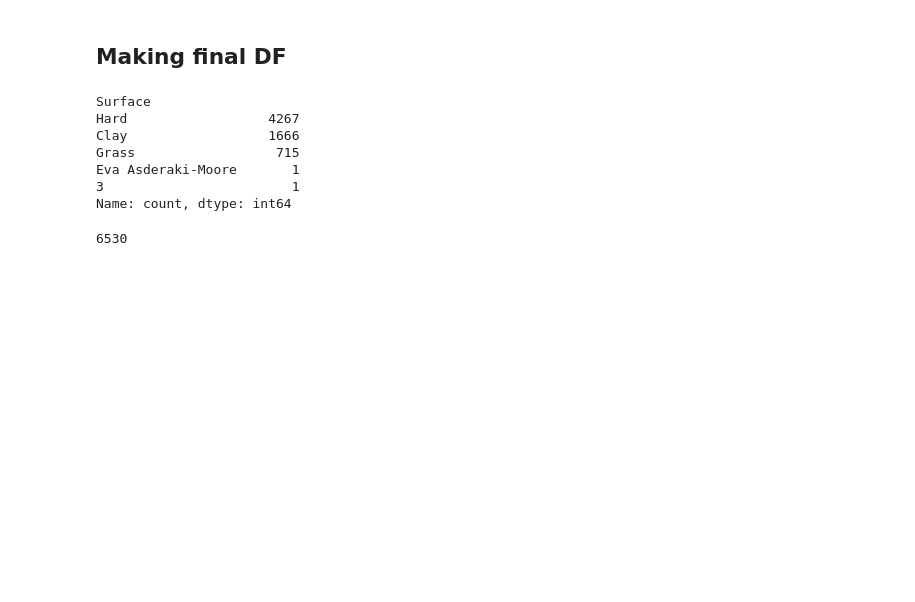
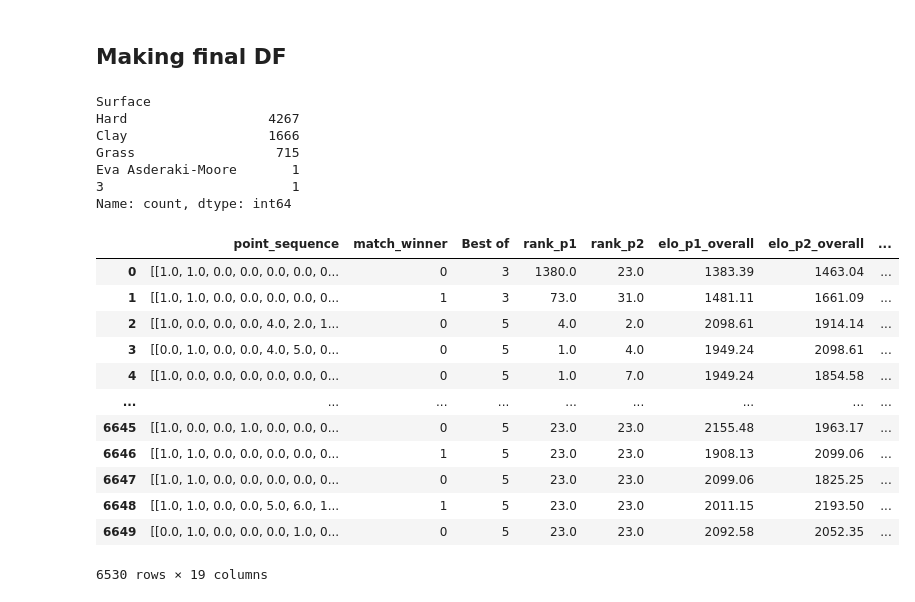
Before and after one commit to Bnovey/Predicting_Tennis, a Jupyter notebook: src/prepare_data.ipynb, the cells around one changed output. Cells and saved outputs as stored; diff of their text form; code cells hidden in the pictures; blank space fills up the shorter version.

```diff
--- a/src/prepare_data.ipynb
+++ b/src/prepare_data.ipynb
@@ -513,6 +513,18 @@ encoded_df = encoded_df[encoded_df["Surface_Eva Asderaki-Moore"] != 1].drop(colu
 encoded_df = encoded_df[encoded_df["Pl 1 hand_20240915"] != 1].drop(columns=["Pl 1 hand_20240915"])
 # %%
 encoded_df.dropna(subset=['elo_p1_surface', 'elo_p2_surface', "Best of"], inplace=True)
-encoded_df.shape[0]
+encoded_df
 # %% [output]
+|  | point_sequence | match_winner | Best of | rank_p1 | rank_p2 | elo_p1_overall | elo_p2_overall | ... |
+| 0 | [[1.0, 1.0, 0.0, 0.0, 0.0, 0.0, 0... | 0 | 3 | 1380.0 | 23.0 | 1383.39 | 1463.04 | ... |
+| 1 | [[1.0, 1.0, 0.0, 0.0, 0.0, 0.0, 0... | 1 | 3 | 73.0 | 31.0 | 1481.11 | 1661.09 | ... |
+| 2 | [[1.0, 0.0, 0.0, 0.0, 4.0, 2.0, 1... | 0 | 5 | 4.0 | 2.0 | 2098.61 | 1914.14 | ... |
+| 3 | [[0.0, 1.0, 0.0, 0.0, 4.0, 5.0, 0... | 0 | 5 | 1.0 | 4.0 | 1949.24 | 2098.61 | ... |
+| 4 | [[1.0, 0.0, 0.0, 0.0, 0.0, 0.0, 0... | 0 | 5 | 1.0 | 7.0 | 1949.24 | 1854.58 | ... |
+| ... | ... | ... | ... | ... | ... | ... | ... | ... |
+| 6645 | [[1.0, 0.0, 0.0, 1.0, 0.0, 0.0, 0... | 0 | 5 | 23.0 | 23.0 | 2155.48 | 1963.17 | ... |
+| 6646 | [[1.0, 1.0, 0.0, 0.0, 0.0, 0.0, 0... | 1 | 5 | 23.0 | 23.0 | 1908.13 | 2099.06 | ... |
+| 6647 | [[1.0, 1.0, 0.0, 0.0, 0.0, 0.0, 0... | 0 | 5 | 23.0 | 23.0 | 2099.06 | 1825.25 | ... |
+| 6648 | [[1.0, 1.0, 0.0, 0.0, 5.0, 6.0, 1... | 1 | 5 | 23.0 | 23.0 | 2011.15 | 2193.50 | ... |
+| 6649 | [[0.0, 1.0, 0.0, 0.0, 0.0, 1.0, 0... | 0 | 5 | 23.0 | 23.0 | 2092.58 | 2052.35 | ... |
-6530
+6530 rows × 19 columns
```
Also changed, not shown: parts of 4 cells of this notebook, 5 other files.
